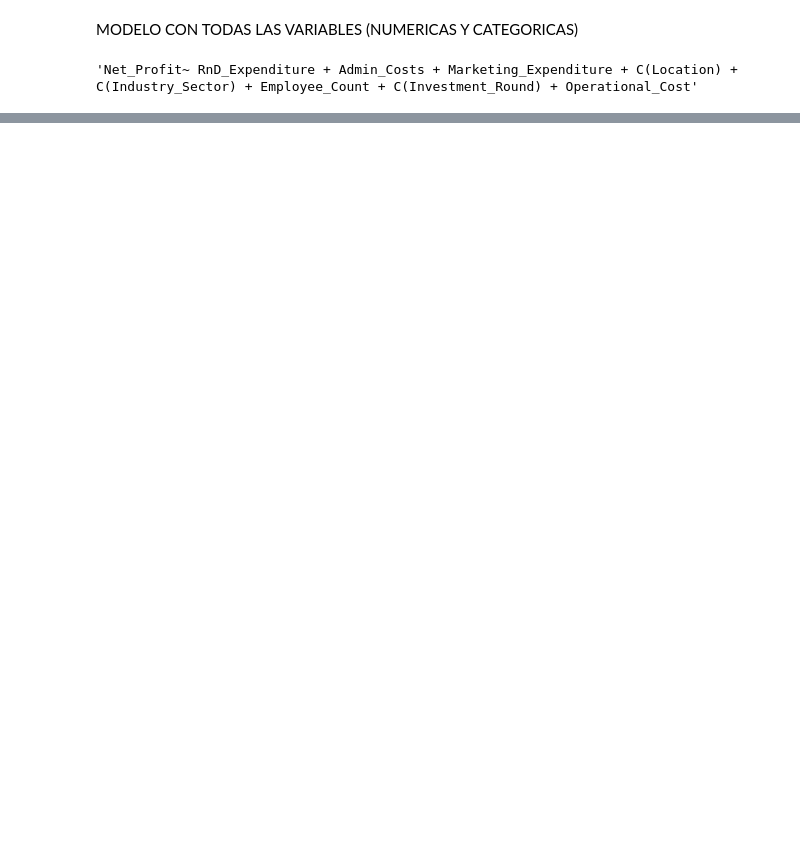
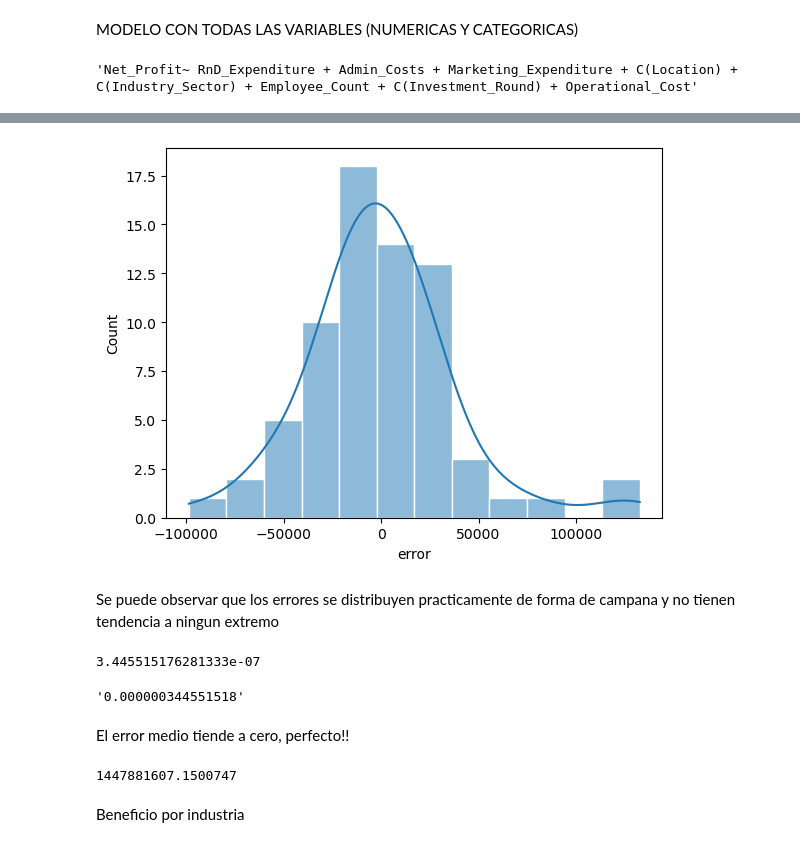
Before and after one commit to Chiaraaorlando/Regresion, a Jupyter notebook: regresion tp chiara orlando.ipynb, the cells around one changed output, grey strips where cells are left out. Cells and saved outputs as stored; diff of their text form; code cells hidden in the pictures; blank space fills up the shorter version.

```diff
--- a/regresion tp chiara orlando.ipynb
+++ b/regresion tp chiara orlando.ipynb
@@ -461,0 +511,3 @@ Solo es significativo para el modelo la variable de RnD_expenditure ya que tiene
+# %%
+emprendimientos['Predict'] = modeltodas.predict(emprendimientos)
+emprendimientos.sample()
@@ -461,0 +517,3 @@ Solo es significativo para el modelo la variable de RnD_expenditure ya que tiene
+# %%
+emprendimientos_real_predict= emprendimientos[['Net_Profit','Predict']]
+emprendimientos_real_predict
@@ -461,0 +534,4 @@ Solo es significativo para el modelo la variable de RnD_expenditure ya que tiene
+# %%
+emprendimientos_real_predict['error']= emprendimientos['Predict'] -emprendimientos_real_predict['Net_Profit']
+emprendimientos_real_predict['error_cuad']= emprendimientos_real_predict['error']**2
+emprendimientos_real_predict
@@ -461,0 +562,24 @@ Solo es significativo para el modelo la variable de RnD_expenditure ya que tiene
+# %%
+sns.histplot(emprendimientos_real_predict['error'], kde=True, edgecolor='w');
+# %% [output]
+[figure, added]
+# %% [markdown]
+Se puede observar que los errores se distribuyen practicamente de forma de campana y no tienen tendencia a ningun extremo
+# %%
+#error medio
+emprendimientos_real_predict['error'].mean()
+# %% [output]
+3.445515176281333e-07
+# %%
+format(emprendimientos_real_predict['error'].mean(), '.15f')
+# %% [output]
+'0.000000344551518'
+# %% [markdown]
+El error medio tiende a cero, perfecto!!
+# %%
+#error cuad medio
+emprendimientos_real_predict['error_cuad'].mean()
+# %% [output]
+1447881607.1500747
+# %% [markdown]
+Beneficio por industria
```
Also changed, not shown: parts of 25 cells of this notebook.
